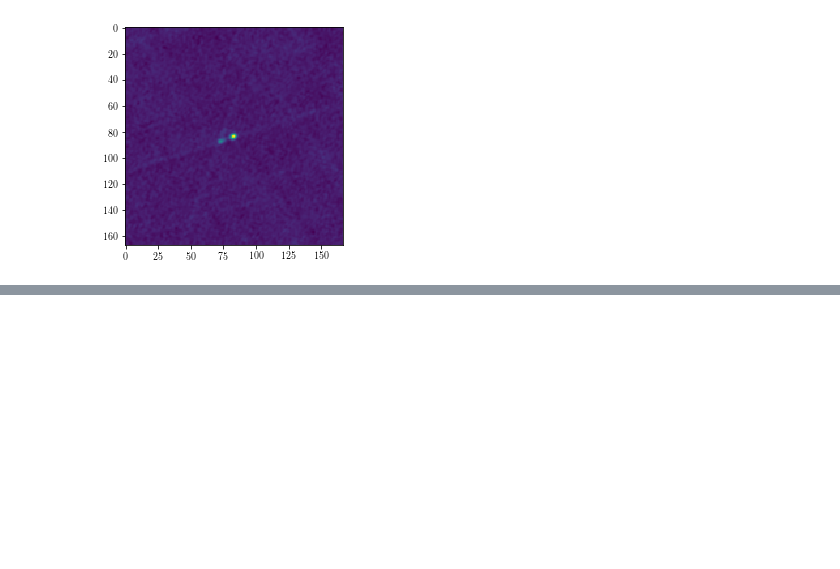
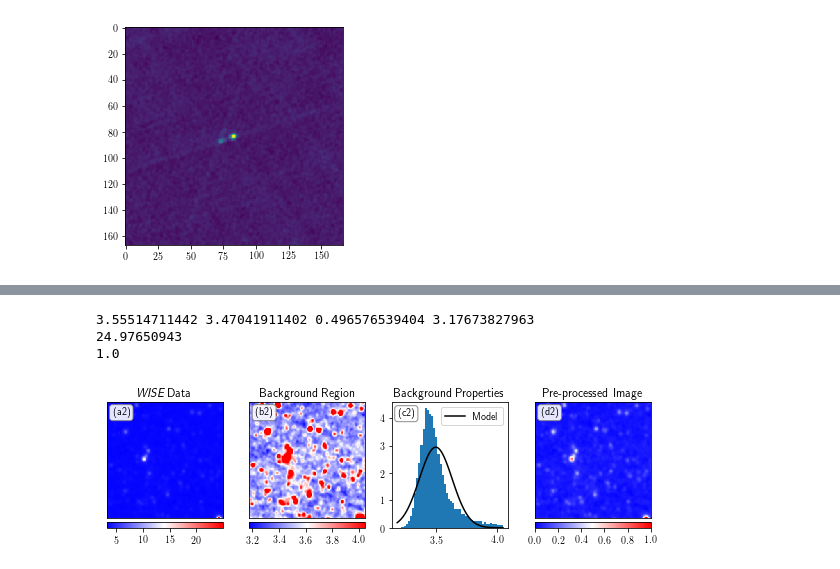
Before and after one commit to tjgalvin/Pink_Experiments, a Jupyter notebook: Notebook/Figure_Preprocessing.ipynb, the cells around one changed output, grey strips where cells are left out. Saved outputs shown, nothing was run; the diff lists cells and outputs as text; code cells hidden in the pictures; blank space fills up the shorter version.

```diff
--- a/Notebook/Figure_Preprocessing.ipynb
+++ b/Notebook/Figure_Preprocessing.ipynb
@@ -203,0 +206,65 @@ fig.savefig('Images/Figure_Wise_Preprocessing.pdf')
+# %%
+fig, ax = plt.subplots(1,4, figsize=(8, 10/4))
+im = ax[0].imshow(wdata, cmap='bwr')
+pu.no_ticks(ax[0])
+add_cbar(fig, ax[0], im)
+ax[0].set(title='$\\textit{WISE}$ Data')
+
+cdata = wdata.copy()
+# Clip out bright pixels initially
+mu, median, std, dmin = np.mean(cdata), np.median(cdata), np.std(cdata), np.min(cdata)
+print(mu,median,std,dmin)
+
+cmask = cdata > mu+std
+
+mu, median, std, dmin = np.mean(cdata[cmask]), np.median(cdata[cmask]), np.std(cdata[cmask]), np.min(cdata[cmask])
+
+
+empty = (np.isnan(wdata)) | (cmask)
+mu = np.mean(wdata[~empty].flatten())
+std = np.std(wdata[~empty].flatten())
+xdata_rng = np.linspace(wdata[~empty].min(), wdata[~empty].max(),100)
+
+pdata = wdata.copy()
+print(pdata.max())
+pdata[empty] = np.max(pdata[~empty])
+im = ax[1].imshow(pdata, cmap='bwr')
+pu.no_ticks(ax[1])
+add_cbar(fig, ax[1], im)
+ax[1].set(title='Background Region')
+
+# im = ax[2].imshow(log_wdata, cmap='bwr')
+# pu.no_ticks(ax[2])
+# add_cbar(fig, ax[2], im)
+# ax[2].set(title='Logged')
+
+ax[2].hist(wdata[~empty].flatten(), bins=50,density=True, linewidth=0)
+ax[2].set(title='Background Properties')
+# ax[1].hist(numpy.clip(wdata, 0.0001, 1e10).flatten(), bins=100)
+ax[2].plot(xdata_rng, norm.pdf(xdata_rng, mu, std), c='black', label='Model')
+ax[2].legend()
+
+log_wdata = numpy.clip(wdata, 0.0001, 1e10)
+log_wdata = np.log10(log_wdata)
+norm_wdata = (log_wdata - np.min(log_wdata)) / (numpy.max(log_wdata) - numpy.min(log_wdata))
+im = ax[3].imshow(norm_wdata, cmap='bwr')
+pu.no_ticks(ax[3])
+add_cbar(fig, ax[3], im)
+ax[3].set(title='Pre-processed Image')
+
+bbox_props = dict(boxstyle="round", fc="w", ec="0.5", alpha=0.9)
+ax[0].annotate('(a2)', xy=(0.05,0.89), xycoords='axes fraction', bbox=bbox_props)
+ax[1].annotate('(b2)', xy=(0.05,0.89), xycoords='axes fraction', bbox=bbox_props)
+ax[2].annotate('(c2)', xy=(0.05,0.89), xycoords='axes fraction', bbox=bbox_props)
+ax[3].annotate('(d2)', xy=(0.05,0.89), xycoords='axes fraction', bbox=bbox_props)
+
+
+fig.tight_layout()
+# fig.show()
+plt.savefig('Images/Figure_Wise_Preprocessing.pdf')
+print(norm_wdata.max())
+# %% [output]
+3.55514711442 3.47041911402 0.496576539404 3.17673827963
+24.97650943
+1.0
+[figure, added]
```
Also changed, not shown: parts of 4 cells of this notebook, 4 other files.
